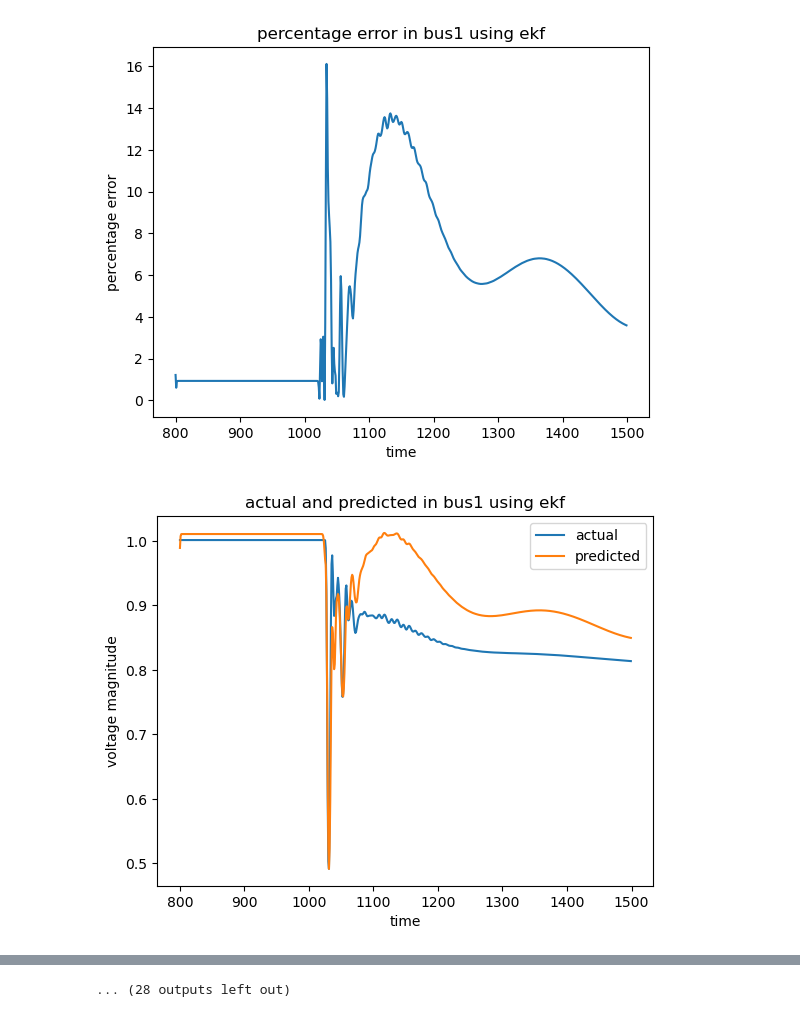
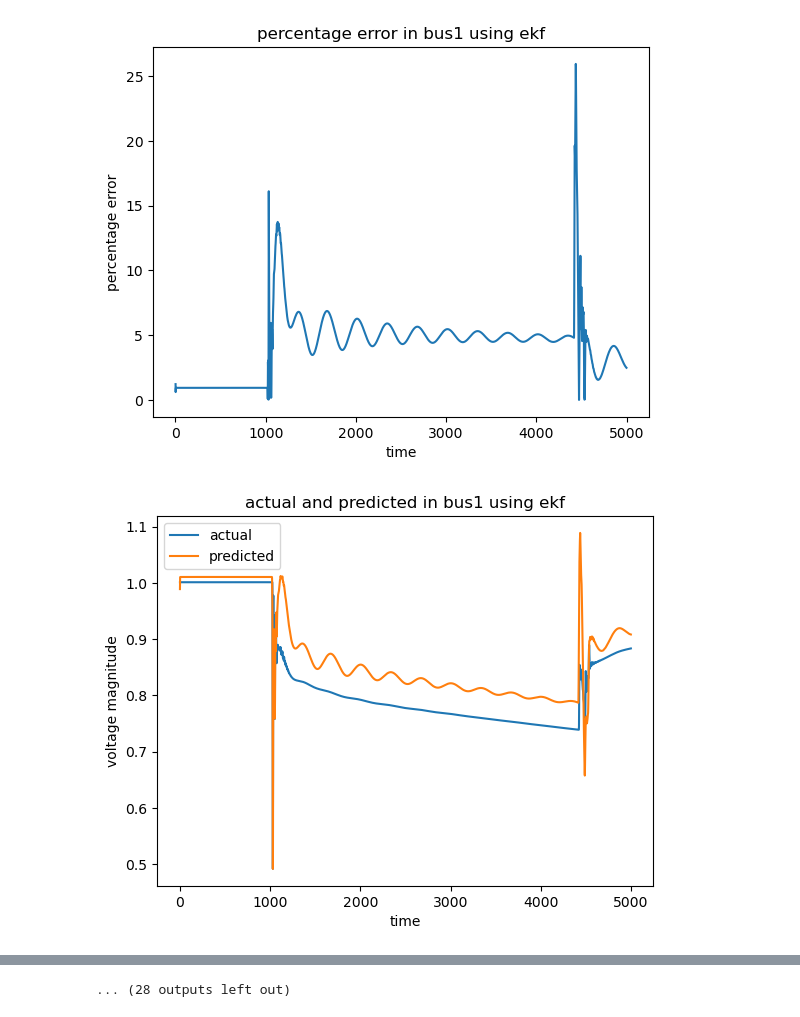
Before and after one commit to ayush-thakur/DSE_IEEE_14_bus, a Jupyter notebook: modified_code/EKF_old_version_modified.ipynb, the cells around one changed output, grey strips where cells are left out. Drawn from its saved outputs; the diff is of its cells as text; code cells hidden in the pictures.

```diff
--- a/modified_code/EKF_old_version_modified.ipynb
+++ b/modified_code/EKF_old_version_modified.ipynb
@@ -228,7 +228,7 @@ for i2 in range(14):
     y_per_error.append([])
 
 
-for x in range (800,1500):
+for x in range (1,5000):
     num=14;
     del_T=0.001;
     ybus = ybusppg(num); # Get YBus..
@@ -545,2 +545,2 @@ The iteration number is:  1499
-[figure, old version]
+[figure, new version]
-[figure, old version]
+[figure, new version]
```
Also changed, not shown: parts of 1 cell of this notebook, 2 other files.
